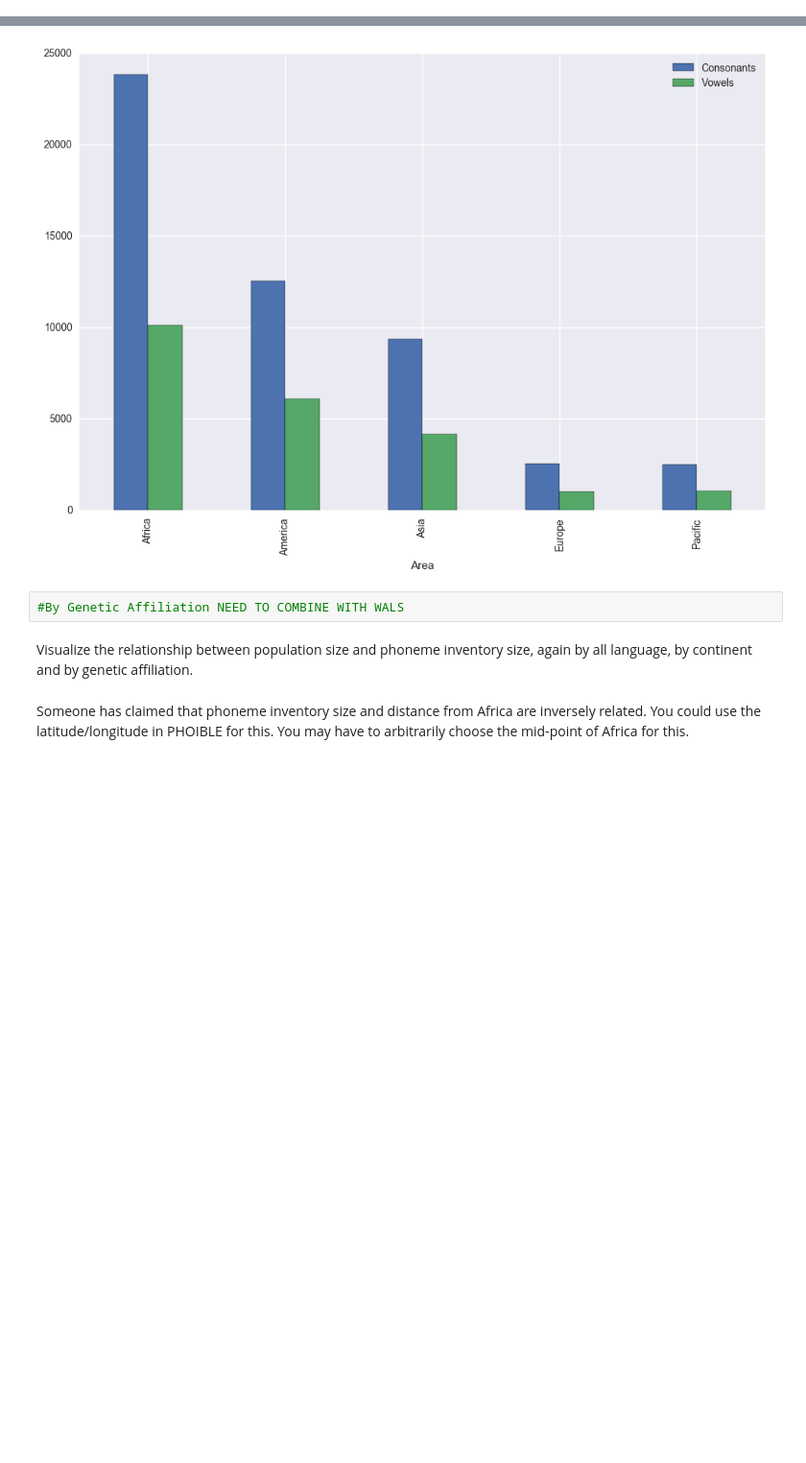
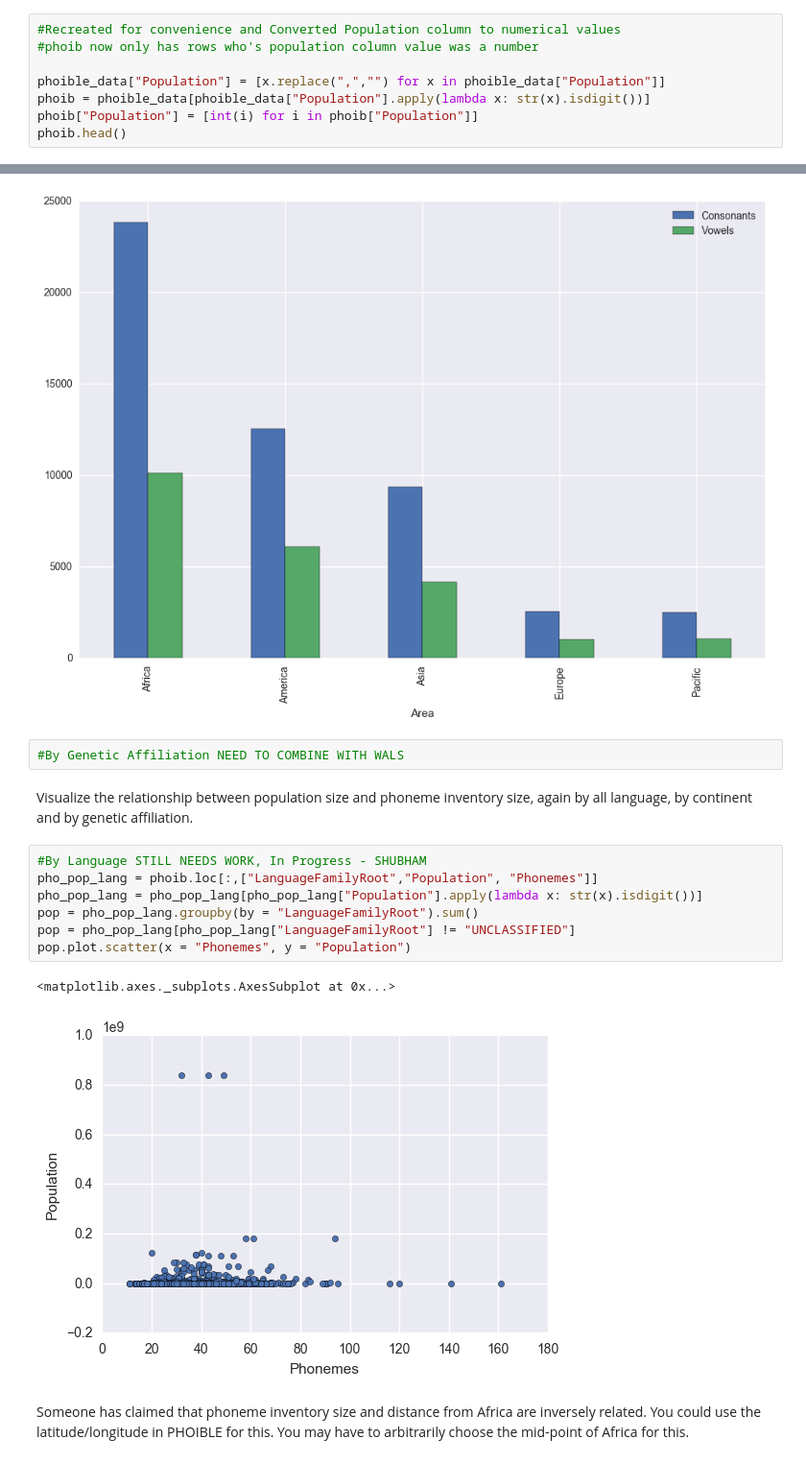
Before and after one commit to ds-modules/COGSCI-1B, a Jupyter notebook: Exploration.ipynb, the cells around one changed output, grey strips where cells are left out. Shown: that part at 96% size. Cells and saved outputs as stored; diff of their text form; blank space fills up the shorter version.

Commit message:
added more visuals

```diff
--- a/Exploration.ipynb
+++ b/Exploration.ipynb
@@ -129,0 +120,8 @@ phoible_data.head()
+# %%
+#Recreated for convenience and Converted Population column to numerical values
+#phoib now only has rows who's population column value was a number
+
+phoible_data["Population"] = [x.replace(",","") for x in phoible_data["Population"]]
+phoib = phoible_data[phoible_data["Population"].apply(lambda x: str(x).isdigit())]
+phoib["Population"] = [int(i) for i in phoib["Population"]]
+phoib.head()
@@ -160,5 +165,15 @@ pho_cont.plot.bar(figsize = (12,8))
 #By Genetic Affiliation NEED TO COMBINE WITH WALS
 # %% [markdown]
 Visualize the relationship between population size and phoneme inventory size, again by all language, by continent and by genetic affiliation.
+# %%
+#By Language STILL NEEDS WORK, In Progress - SHUBHAM
+pho_pop_lang = phoib.loc[:,["LanguageFamilyRoot","Population", "Phonemes"]]
+pho_pop_lang = pho_pop_lang[pho_pop_lang["Population"].apply(lambda x: str(x).isdigit())]
+pop = pho_pop_lang.groupby(by = "LanguageFamilyRoot").sum()
+pop = pho_pop_lang[pho_pop_lang["LanguageFamilyRoot"] != "UNCLASSIFIED"]
+pop.plot.scatter(x = "Phonemes", y = "Population")
+# %% [output]
+<matplotlib.axes._subplots.AxesSubplot at 0x...>
+[figure, added]
 # %% [markdown]
 Someone has claimed that phoneme inventory size and distance from Africa are inversely related. You could use the latitude/longitude in PHOIBLE for this. You may have to arbitrarily choose the mid-point of Africa for this.
```
Also changed, not shown: parts of 4 cells of this notebook.
